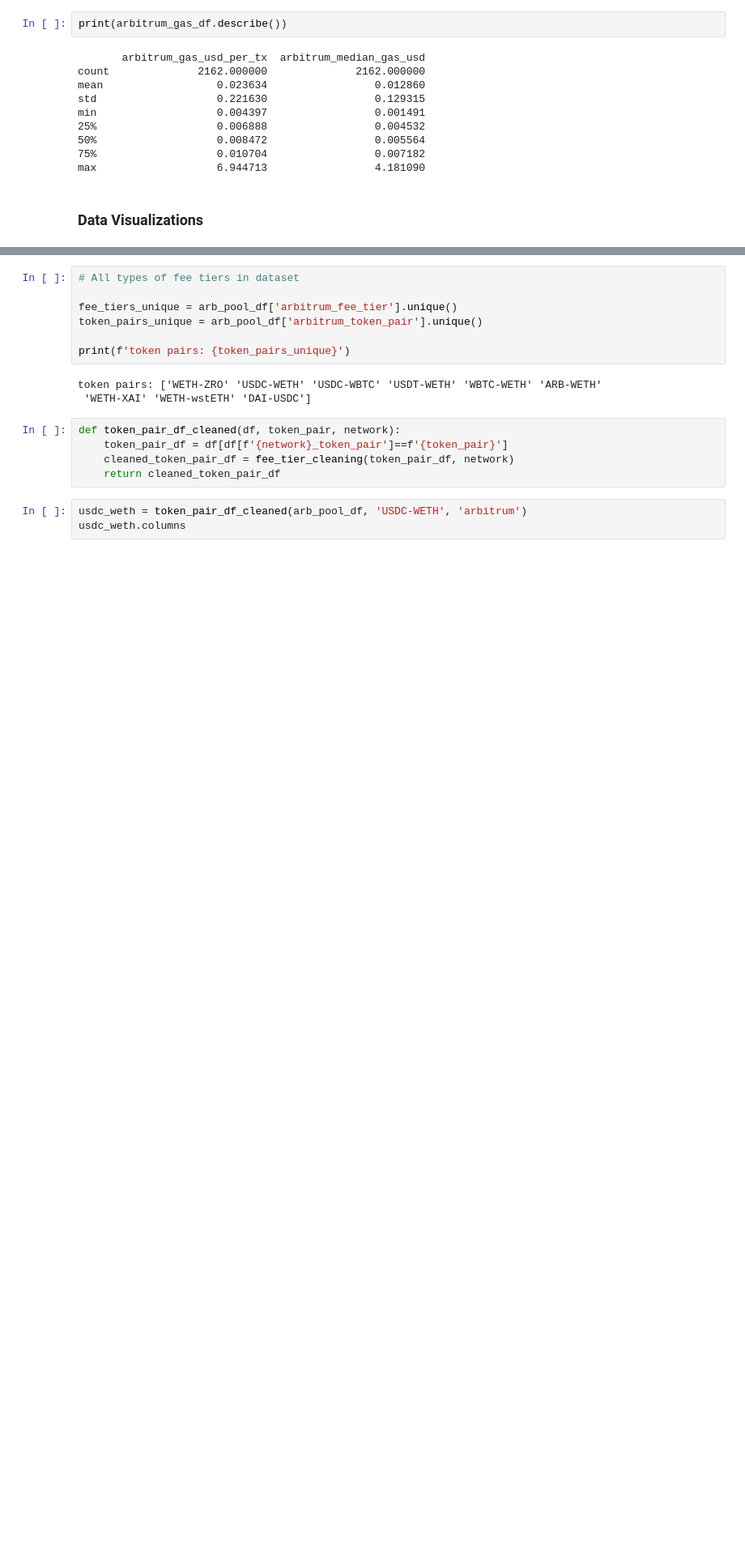
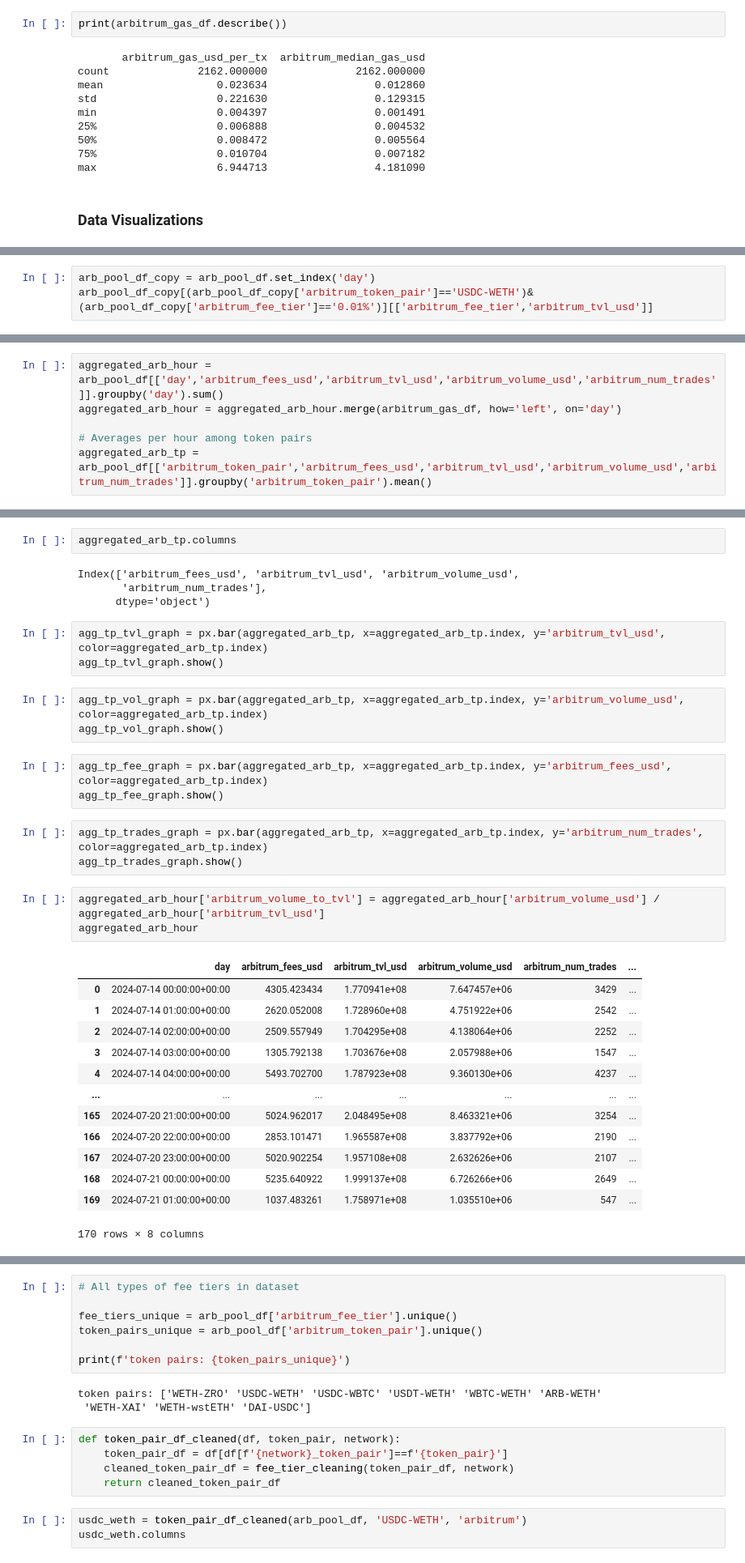
Before and after one commit to BrandynHamilton/gas_subsidy_research, a Jupyter notebook: eda.ipynb, the cells around one changed output, grey strips where cells are left out. Shown at 81% size. Saved outputs shown, nothing was run; the diff lists cells and outputs as text; blank space fills up the shorter version.

```diff
--- a/eda.ipynb
+++ b/eda.ipynb
@@ -229,0 +223,3 @@ arb_pool_df['day'] = pd.to_datetime(arb_pool_df['day'])
+# %%
+arb_pool_df_copy = arb_pool_df.set_index('day')
+arb_pool_df_copy[(arb_pool_df_copy['arbitrum_token_pair']=='USDC-WETH')&(arb_pool_df_copy['arbitrum_fee_tier']=='0.01%')][['arbitrum_fee_tier','arbitrum_tvl_usd']]
@@ -229,0 +241,6 @@ arb_pool_df['day'] = pd.to_datetime(arb_pool_df['day'])
+# %%
+aggregated_arb_hour = arb_pool_df[['day','arbitrum_fees_usd','arbitrum_tvl_usd','arbitrum_volume_usd','arbitrum_num_trades']].groupby('day').sum()
+aggregated_arb_hour = aggregated_arb_hour.merge(arbitrum_gas_df, how='left', on='day')
+
+# Averages per hour among token pairs
+aggregated_arb_tp = arb_pool_df[['arbitrum_token_pair','arbitrum_fees_usd','arbitrum_tvl_usd','arbitrum_volume_usd','arbitrum_num_trades']].groupby('arbitrum_token_pair').mean()
@@ -229,0 +273,35 @@ arb_pool_df['day'] = pd.to_datetime(arb_pool_df['day'])
+# %%
+aggregated_arb_tp.columns
+# %% [output]
+Index(['arbitrum_fees_usd', 'arbitrum_tvl_usd', 'arbitrum_volume_usd',
+       'arbitrum_num_trades'],
+      dtype='object')
+# %%
+agg_tp_tvl_graph = px.bar(aggregated_arb_tp, x=aggregated_arb_tp.index, y='arbitrum_tvl_usd', color=aggregated_arb_tp.index)
+agg_tp_tvl_graph.show()
+# %%
+agg_tp_vol_graph = px.bar(aggregated_arb_tp, x=aggregated_arb_tp.index, y='arbitrum_volume_usd', color=aggregated_arb_tp.index)
+agg_tp_vol_graph.show()
+# %%
+agg_tp_fee_graph = px.bar(aggregated_arb_tp, x=aggregated_arb_tp.index, y='arbitrum_fees_usd', color=aggregated_arb_tp.index)
+agg_tp_fee_graph.show()
+# %%
+agg_tp_trades_graph = px.bar(aggregated_arb_tp, x=aggregated_arb_tp.index, y='arbitrum_num_trades', color=aggregated_arb_tp.index)
+agg_tp_trades_graph.show()
+# %%
+aggregated_arb_hour['arbitrum_volume_to_tvl'] = aggregated_arb_hour['arbitrum_volume_usd'] / aggregated_arb_hour['arbitrum_tvl_usd']
+aggregated_arb_hour
+# %% [output]
+|  | day | arbitrum_fees_usd | arbitrum_tvl_usd | arbitrum_volume_usd | arbitrum_num_trades | ... |
+| 0 | 2024-07-14 00:00:00+00:00 | 4305.423434 | 1.770941e+08 | 7.647457e+06 | 3429 | ... |
+| 1 | 2024-07-14 01:00:00+00:00 | 2620.052008 | 1.728960e+08 | 4.751922e+06 | 2542 | ... |
+| 2 | 2024-07-14 02:00:00+00:00 | 2509.557949 | 1.704295e+08 | 4.138064e+06 | 2252 | ... |
+| 3 | 2024-07-14 03:00:00+00:00 | 1305.792138 | 1.703676e+08 | 2.057988e+06 | 1547 | ... |
+| 4 | 2024-07-14 04:00:00+00:00 | 5493.702700 | 1.787923e+08 | 9.360130e+06 | 4237 | ... |
+| ... | ... | ... | ... | ... | ... | ... |
+| 165 | 2024-07-20 21:00:00+00:00 | 5024.962017 | 2.048495e+08 | 8.463321e+06 | 3254 | ... |
+| 166 | 2024-07-20 22:00:00+00:00 | 2853.101471 | 1.965587e+08 | 3.837792e+06 | 2190 | ... |
+| 167 | 2024-07-20 23:00:00+00:00 | 5020.902254 | 1.957108e+08 | 2.632626e+06 | 2107 | ... |
+| 168 | 2024-07-21 00:00:00+00:00 | 5235.640922 | 1.999137e+08 | 6.726266e+06 | 2649 | ... |
+| 169 | 2024-07-21 01:00:00+00:00 | 1037.483261 | 1.758971e+08 | 1.035510e+06 | 547 | ... |
+170 rows × 8 columns
```
Also changed, not shown: parts of 29 cells of this notebook.
